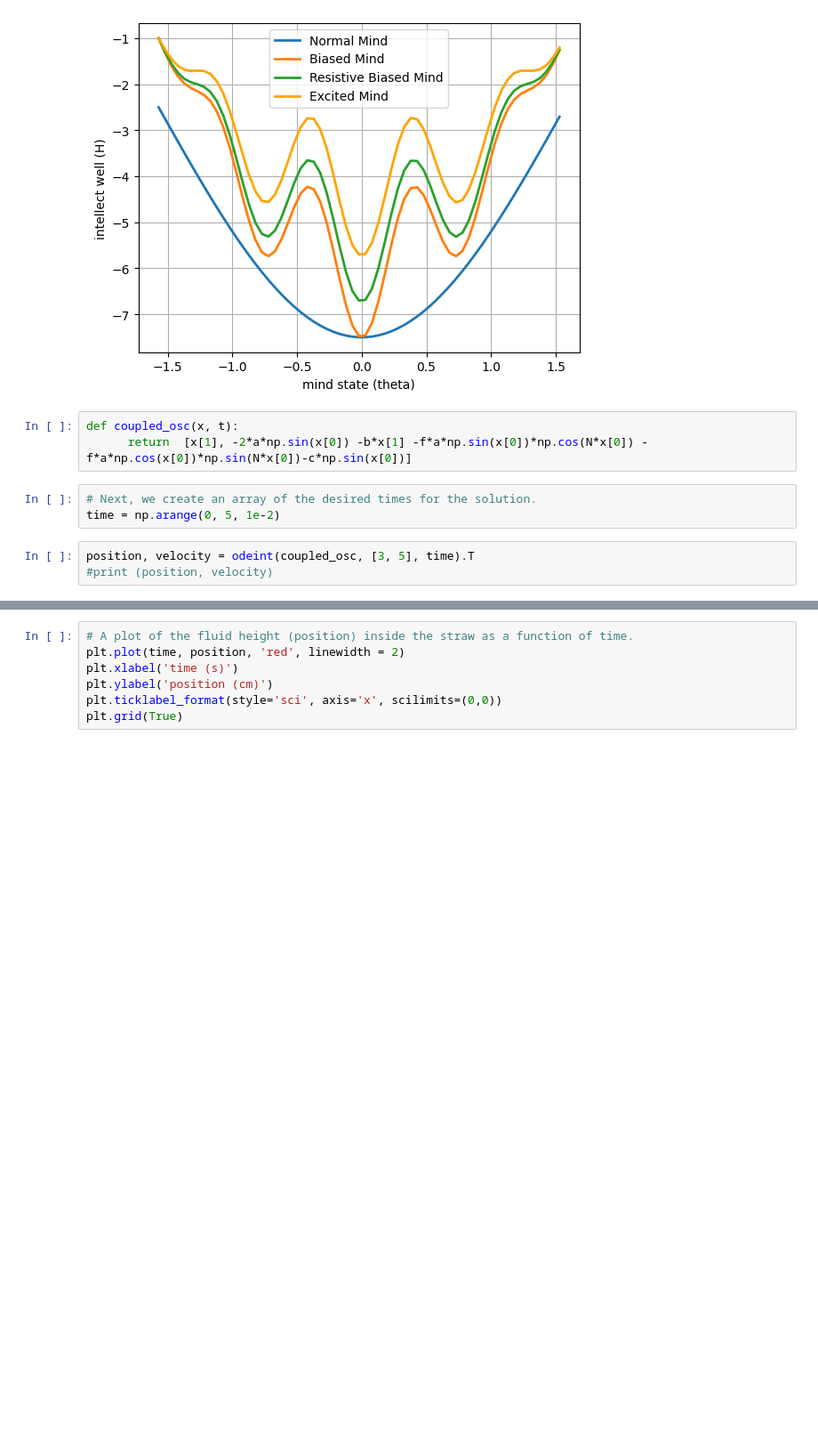
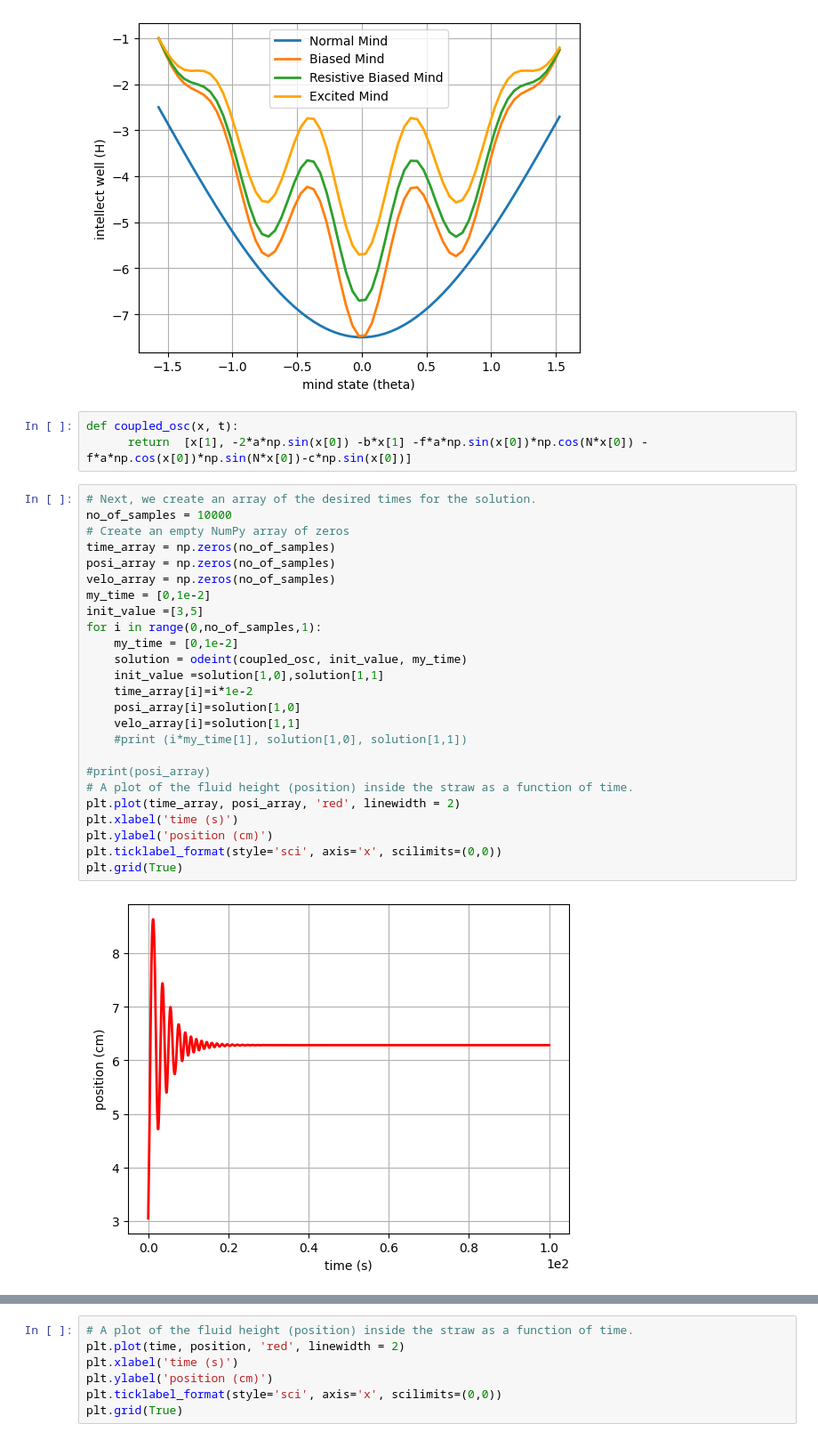
Before and after one commit to ShounakDas101/multibody, a Jupyter notebook: flip_mind_ODE.ipynb, the cells around one changed output, grey strips where cells are left out. Shown: that part at 89% size. Drawn from its saved outputs; the diff is of its cells as text; blank space fills up the shorter version.

```diff
--- a/flip_mind_ODE.ipynb
+++ b/flip_mind_ODE.ipynb
@@ -45,9 +45,30 @@ plt.grid(True)
 # %%
 def coupled_osc(x, t):
       return  [x[1], -2*a*np.sin(x[0]) -b*x[1] -f*a*np.sin(x[0])*np.cos(N*x[0]) - f*a*np.cos(x[0])*np.sin(N*x[0])-c*np.sin(x[0])]
-# %%
-# Next, we create an array of the desired times for the solution.
-time = np.arange(0, 5, 1e-2)
-# %%
-position, velocity = odeint(coupled_osc, [3, 5], time).T
-#print (position, velocity)
+# %%
+# Next, we create an array of the desired times for the solution.
+no_of_samples = 10000
+# Create an empty NumPy array of zeros
+time_array = np.zeros(no_of_samples)
+posi_array = np.zeros(no_of_samples)
+velo_array = np.zeros(no_of_samples)
+my_time = [0,1e-2]
+init_value =[3,5]
+for i in range(0,no_of_samples,1):
+    my_time = [0,1e-2]
+    solution = odeint(coupled_osc, init_value, my_time)
+    init_value =solution[1,0],solution[1,1]
+    time_array[i]=i*1e-2
+    posi_array[i]=solution[1,0]
+    velo_array[i]=solution[1,1]
+    #print (i*my_time[1], solution[1,0], solution[1,1])
+
+#print(posi_array)
+# A plot of the fluid height (position) inside the straw as a function of time.
+plt.plot(time_array, posi_array, 'red', linewidth = 2)
+plt.xlabel('time (s)')
+plt.ylabel('position (cm)')
+plt.ticklabel_format(style='sci', axis='x', scilimits=(0,0))
+plt.grid(True)
+# %% [output]
+[figure, added]
```
Also changed, not shown: parts of 1 cell of this notebook.
